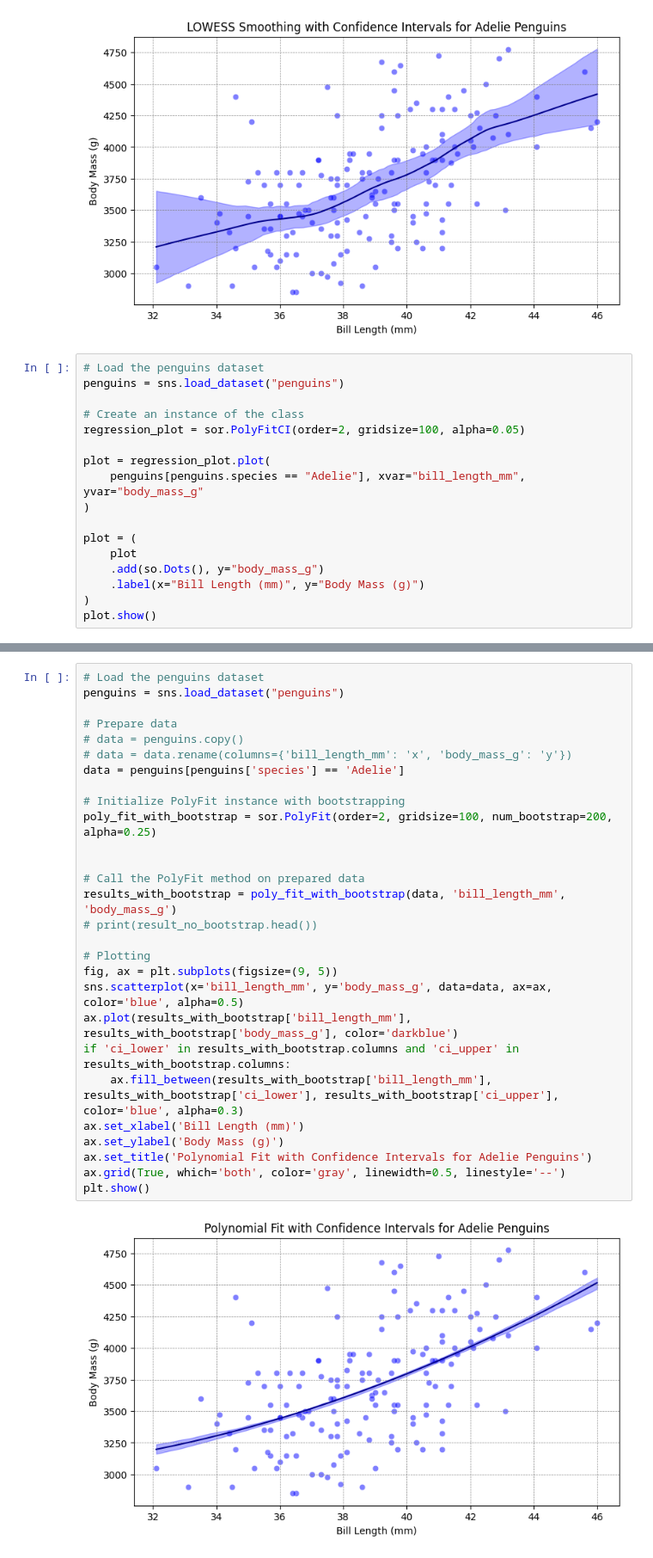
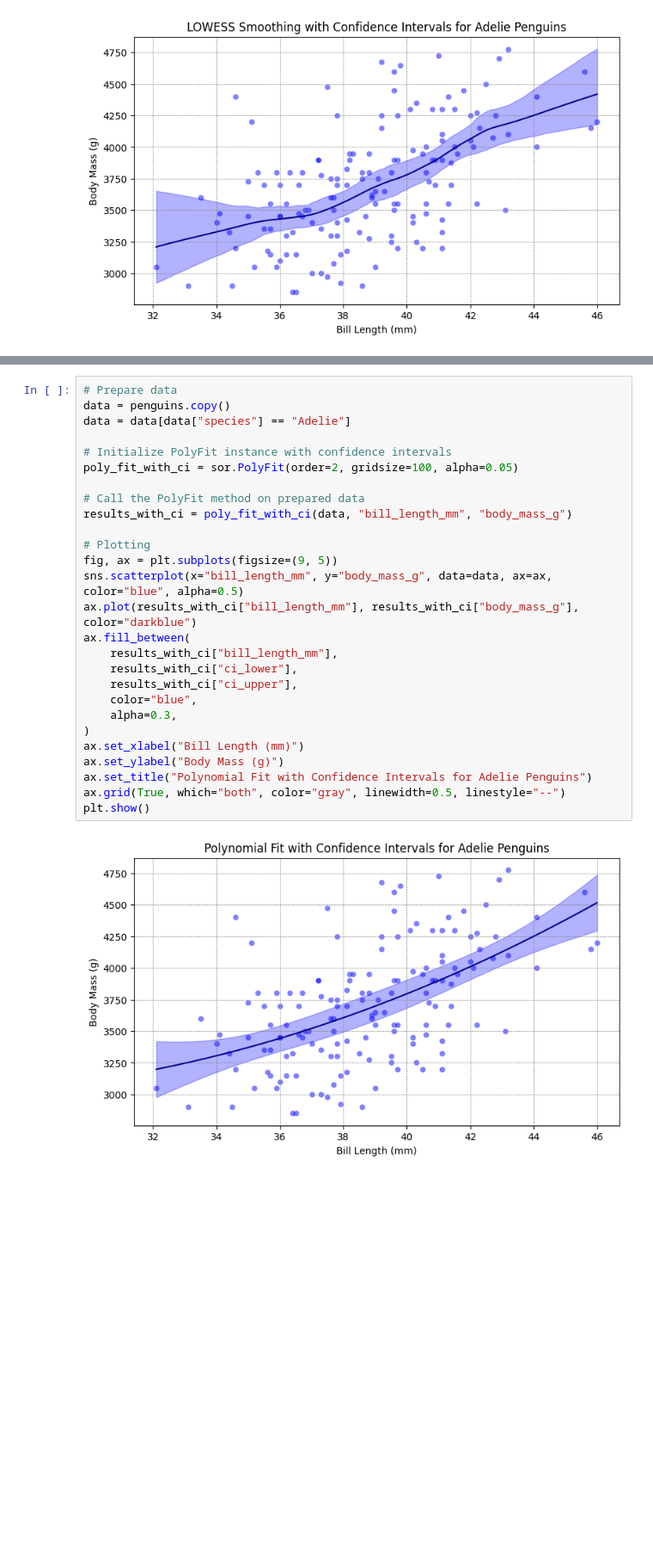
Before and after one commit to Ofosu-Osei/seaborn_objects_recipes, a Jupyter notebook: docs/tutorial/recipes_tut.ipynb, the cells around one changed output, grey strips where cells are left out. Shown: that part at 86% size. Drawn from its saved outputs; the diff is of its cells as text; blank space fills up the shorter version.

Commit message:
Commit changes to PolyFit

```diff
--- a/test.ipynb
+++ b/docs/tutorial/recipes_tut.ipynb
@@ -193,20 +193,3 @@ ax.grid(True, which='both', color='gray', linewidth=0.5, linestyle='--')
 plt.show()
 # %% [output]
 [figure]
-# %%
-# Load the penguins dataset
-penguins = sns.load_dataset("penguins")
-
-# Create an instance of the class
-regression_plot = sor.PolyFitCI(order=2, gridsize=100, alpha=0.05)
-
-plot = regression_plot.plot(
-    penguins[penguins.species == "Adelie"], xvar="bill_length_mm", yvar="body_mass_g"
-)
-
-plot = (
-    plot
-    .add(so.Dots(), y="body_mass_g")
-    .label(x="Bill Length (mm)", y="Body Mass (g)")
-)
-plot.show()
@@ -215,30 +196,29 @@ plot.show()
 # %%
-# Load the penguins dataset
-penguins = sns.load_dataset("penguins")
+# Prepare data
+data = penguins.copy()
+data = data[data["species"] == "Adelie"]
 
-# Prepare data
-# data = penguins.copy()
-# data = data.rename(columns={'bill_length_mm': 'x', 'body_mass_g': 'y'})
-data = penguins[penguins['species'] == 'Adelie']
-
-# Initialize PolyFit instance with bootstrapping
-poly_fit_with_bootstrap = sor.PolyFit(order=2, gridsize=100, num_bootstrap=200, alpha=0.25)
-
+# Initialize PolyFit instance with confidence intervals
+poly_fit_with_ci = sor.PolyFit(order=2, gridsize=100, alpha=0.05)
 
 # Call the PolyFit method on prepared data
-results_with_bootstrap = poly_fit_with_bootstrap(data, 'bill_length_mm', 'body_mass_g')
-# print(result_no_bootstrap.head())
+results_with_ci = poly_fit_with_ci(data, "bill_length_mm", "body_mass_g")
 
 # Plotting
 fig, ax = plt.subplots(figsize=(9, 5))
-sns.scatterplot(x='bill_length_mm', y='body_mass_g', data=data, ax=ax, color='blue', alpha=0.5)
-ax.plot(results_with_bootstrap['bill_length_mm'], results_with_bootstrap['body_mass_g'], color='darkblue')
-if 'ci_lower' in results_with_bootstrap.columns and 'ci_upper' in results_with_bootstrap.columns:
-    ax.fill_between(results_with_bootstrap['bill_length_mm'], results_with_bootstrap['ci_lower'], results_with_bootstrap['ci_upper'], color='blue', alpha=0.3)
-ax.set_xlabel('Bill Length (mm)')
-ax.set_ylabel('Body Mass (g)')
-ax.set_title('Polynomial Fit with Confidence Intervals for Adelie Penguins')
-ax.grid(True, which='both', color='gray', linewidth=0.5, linestyle='--')
+sns.scatterplot(x="bill_length_mm", y="body_mass_g", data=data, ax=ax, color="blue", alpha=0.5)
+ax.plot(results_with_ci["bill_length_mm"], results_with_ci["body_mass_g"], color="darkblue")
+ax.fill_between(
+    results_with_ci["bill_length_mm"],
+    results_with_ci["ci_lower"],
+    results_with_ci["ci_upper"],
+    color="blue",
+    alpha=0.3,
+)
+ax.set_xlabel("Bill Length (mm)")
+ax.set_ylabel("Body Mass (g)")
+ax.set_title("Polynomial Fit with Confidence Intervals for Adelie Penguins")
+ax.grid(True, which="both", color="gray", linewidth=0.5, linestyle="--")
 plt.show()
 # %% [output]
-[figure, old version]
+[figure, new version]
```
Also changed, not shown: parts of 1 cell of this notebook, 6 other files.
